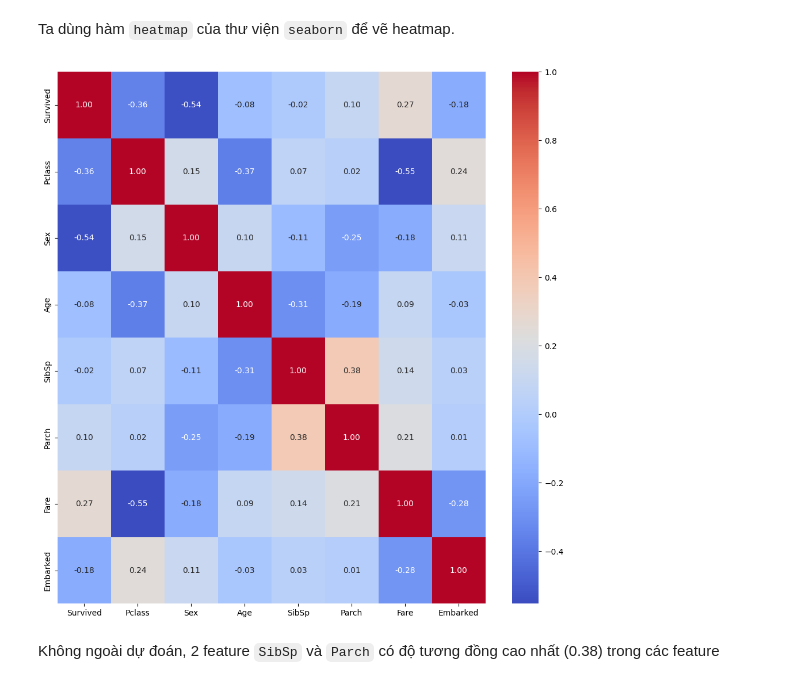
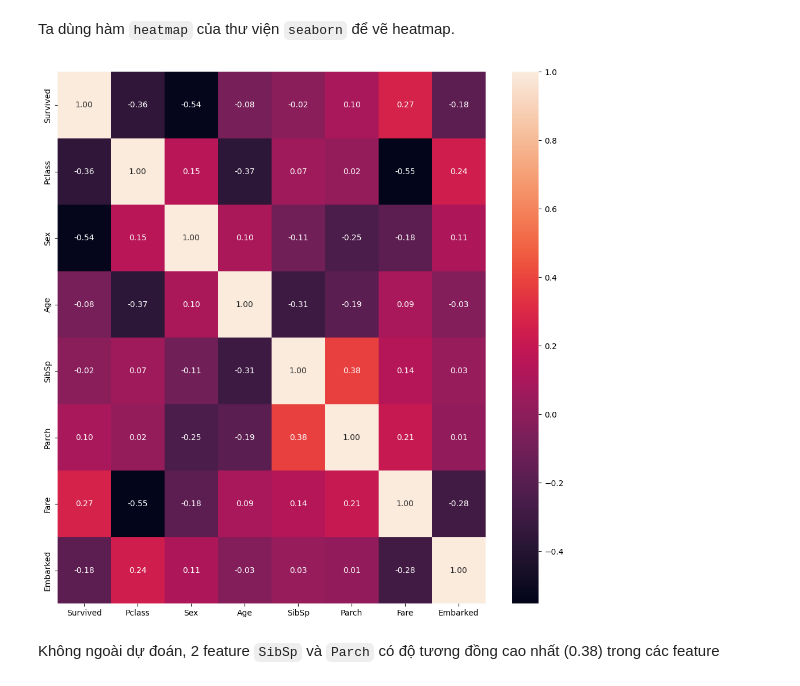
Before and after one commit to lenguyenthuha/colab_log, a Jupyter notebook: Lab3_CS116.ipynb, the cells around one changed output. Drawn from its saved outputs; the diff is of its cells as text; code cells hidden in the pictures.

```diff
--- a/Lab3_CS116.ipynb
+++ b/Lab3_CS116.ipynb
@@ -220,12 +220,12 @@ Ta dùng hàm `heatmap` của thư viện `seaborn` để vẽ heatmap.
 # %%
 plt.figure(figsize=(12,12))
 ### BEGIN SOLUTION
 heatmap_val = df.corr()
-sns.heatmap(heatmap_val, annot=True, cmap='coolwarm', fmt='.2f')
+sns.heatmap(heatmap_val, annot=True, fmt='.2f')
 ### END SOLUTION
 
 plt.savefig('part_4.png')
 # %% [output]
-[figure, old version]
+[figure, new version]
 # %% [markdown]
 Không ngoài dự đoán, 2 feature `SibSp` và `Parch` có độ tương đồng cao nhất (0.38) trong các feature
```
